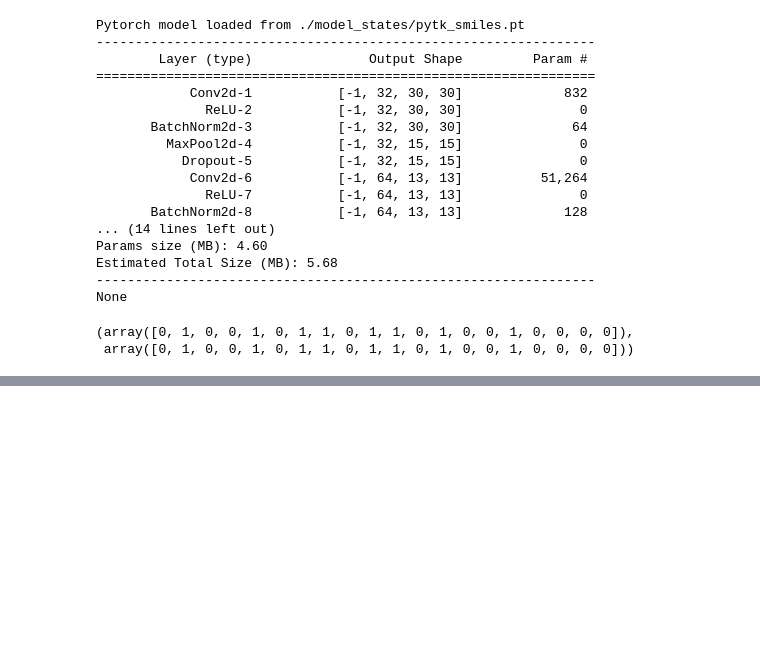
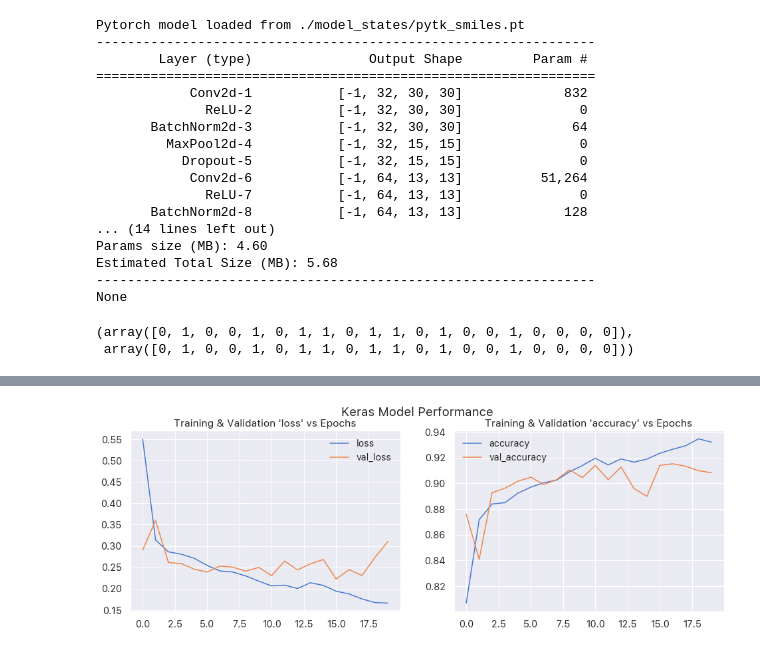
Before and after one commit to mjbhobe/dl-pytorch, a Jupyter notebook: Pytorch_Smiles_Binary_Classification.ipynb, the cells around one changed output, grey strips where cells are left out. Drawn from its saved outputs; the diff is of its cells as text; code cells hidden in the pictures; blank space fills up the shorter version.

```diff
--- a/Pytorch_Smiles_Binary_Classification.ipynb
+++ b/Pytorch_Smiles_Binary_Classification.ipynb
@@ -327,0 +324,26 @@ y_test[:20], y_pred[:20]
+# %%
+# this model is similar to the Pytorch model we used above
+keras_model = Sequential([
+    Conv2D(filters=32, kernel_size=(5,5), padding='same', input_shape=(32,32,1)),
+    ReLU(),
+    BatchNormalization(),
+    MaxPool2D(pool_size=(2,2), strides=(2,2)),
+    Dropout(0.4),
+
+    Conv2D(filters=64, kernel_size=(5,5), padding='same'),
+    ReLU(),
+    BatchNormalization(),
+    MaxPool2D(pool_size=(2,2), strides=(2,2)),
+    Dropout(0.4),
+
+    Flatten(),
+
+    Dense(500),
+    ReLU(),
+    Dropout(0.4),
+
+    Dense(2, activation='softmax')
+])
+
+keras_model.compile(loss='sparse_categorical_crossentropy', optimizer='adam', metrics=['accuracy'])
+print(keras_model.summary())
@@ -327,0 +368,2 @@ y_test[:20], y_pred[:20]
+# %%
+hist = keras_model.fit(X_train, y_train, epochs=20, batch_size=32, validation_data=(X_val, y_val))
@@ -327,0 +388,4 @@ y_test[:20], y_pred[:20]
+# %%
+pytk.show_plots(hist.history, metric='accuracy', plot_title='Keras Model Performance')
+# %% [output]
+[figure, added]
```
Also changed, not shown: parts of 16 cells of this notebook.
